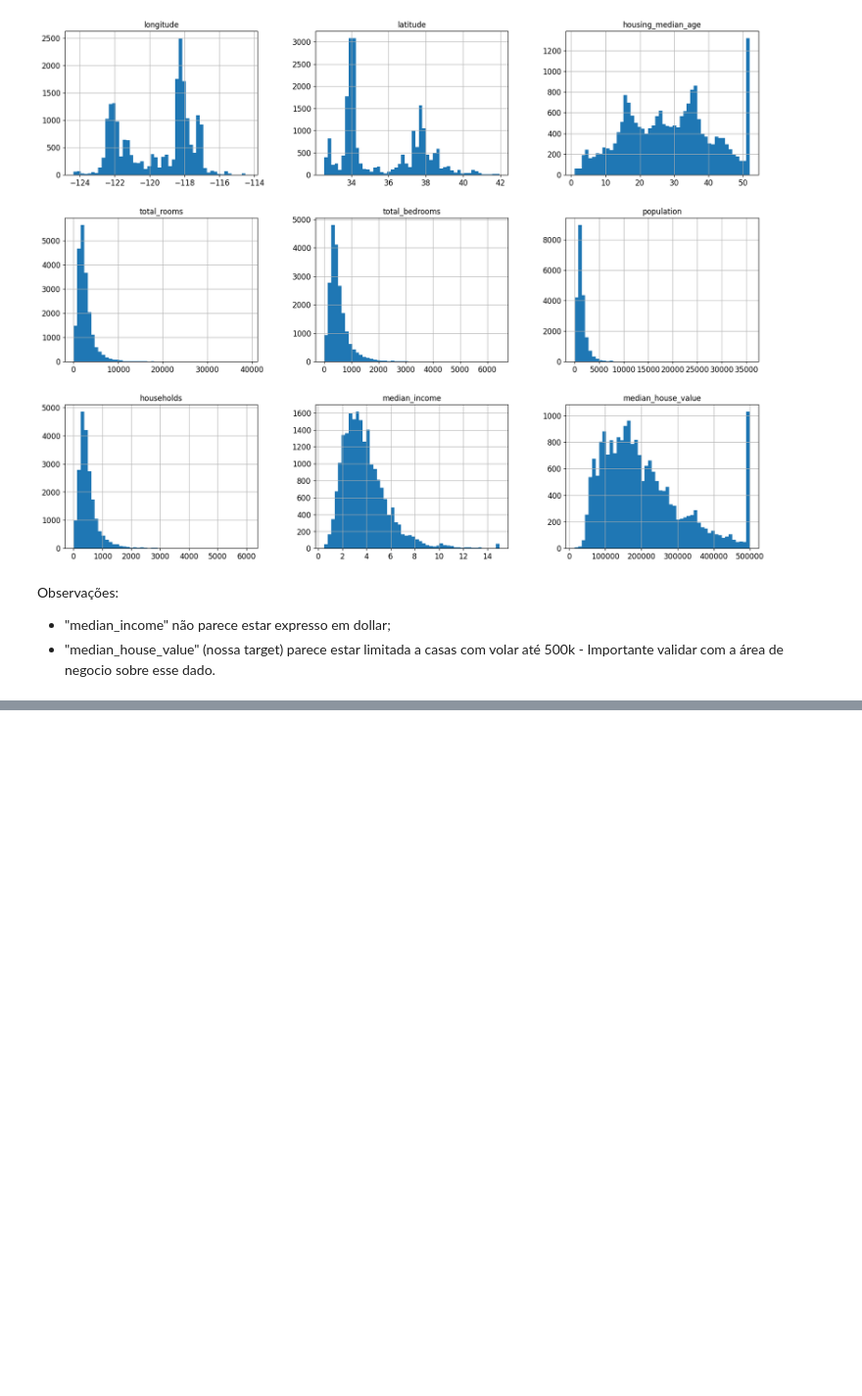
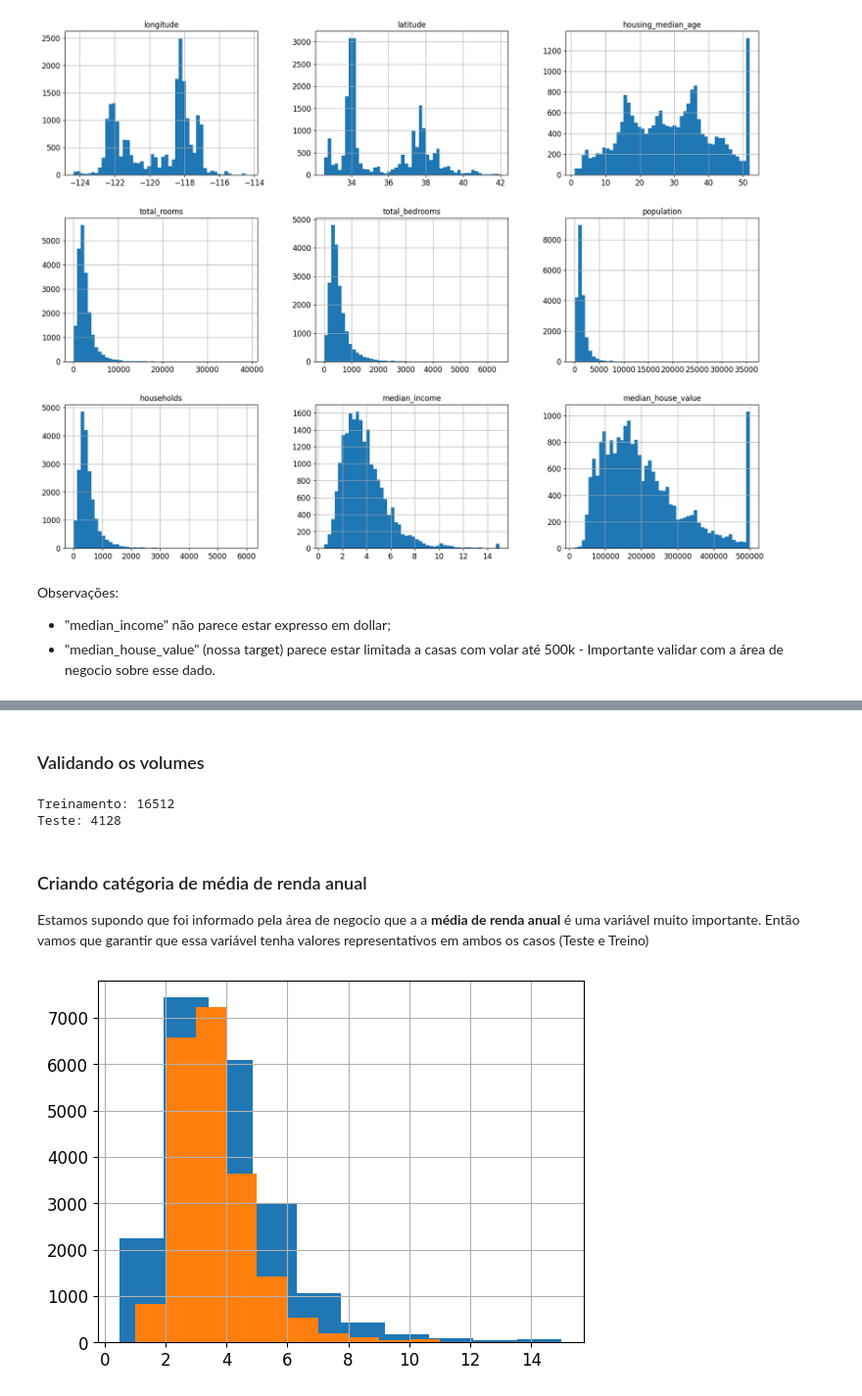
Before and after one commit to leandropsouza1/pos-ia, a Jupyter notebook: regrecao_linear_composta/regressao_linear_composta.ipynb, the cells around one changed output, grey strips where cells are left out. Shown at 98% size. Saved outputs shown, nothing was run; the diff lists cells and outputs as text; code cells hidden in the pictures; blank space fills up the shorter version.

Commit message:
Criando a categoria de "Income_cat"

```diff
--- a/regrecao_linear_composta/regressao_linear_composta.ipynb
+++ b/regrecao_linear_composta/regressao_linear_composta.ipynb
@@ -113,0 +132,19 @@ Observações:
+# %% [markdown]
+### Validando os volumes
+# %%
+print (f"""Treinamento: {len(df_train)} \nTeste: {len(df_test)}""")
+# %% [output]
+Treinamento: 16512
+Teste: 4128
+# %% [markdown]
+### Criando catégoria de média de renda anual
+
+Estamos supondo que foi informado pela área de negocio que a a **média de renda anual** é uma variável muito importante. Então vamos que garantir que essa variável tenha valores representativos em ambos os casos (Teste e Treino)
+# %%
+ds['income_cat'] = np.ceil(ds['median_income'] / 1.5)
+# %%
+ds['median_income'].hist()
+ds['income_cat'].hist()
+plt.show()
+# %% [output]
+[figure, added]
```
Also changed, not shown: parts of 17 cells of this notebook.
